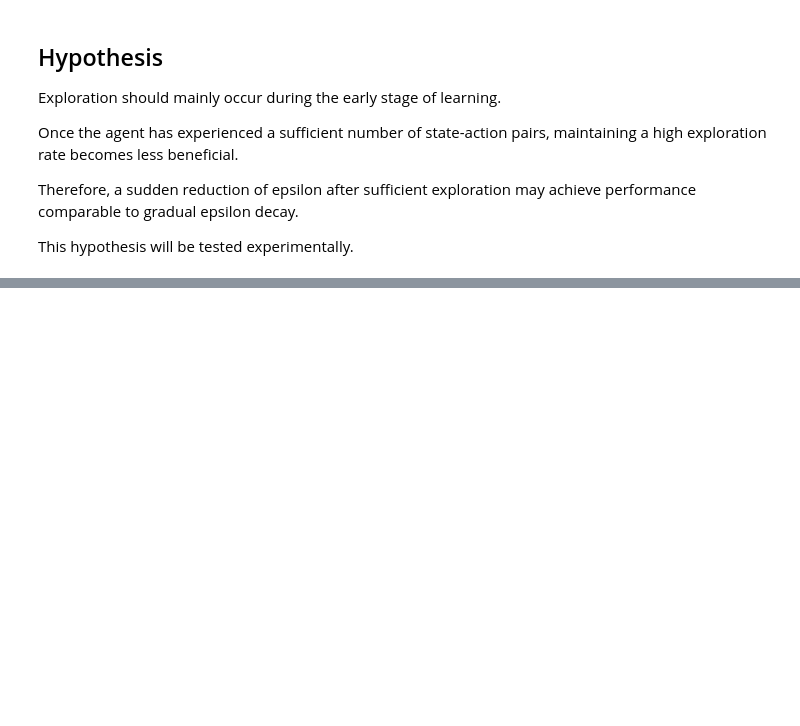
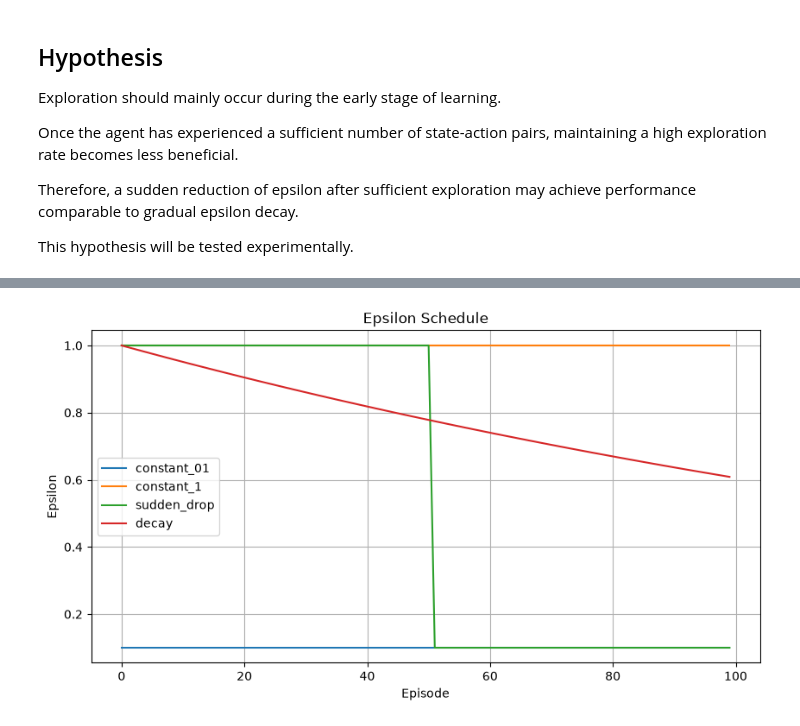
Before and after one commit to fueguito03/rl-mechanical-engineering, a Jupyter notebook: Projects/12_exploration.ipynb, the cells around one changed output, grey strips where cells are left out. Cells and saved outputs as stored; diff of their text form; code cells hidden in the pictures; blank space fills up the shorter version.

```diff
--- a/Projects/12_exploration.ipynb
+++ b/Projects/12_exploration.ipynb
@@ -259,11 +313,15 @@ plt.show()
 # %%
-for reward_type in ["A", "B", "C", "D"]:
-    trajectory = results[reward_type]["trajectory"]
-    plt.plot(trajectory["times"], trajectory["positions"], label=f"Reward {reward_type}")
+plt.figure(figsize=(10, 5))
 
-plt.xlabel("Time (s)")
-plt.ylabel("Position (m)")
-plt.title("Evaluation Position Comparison")
+for strategy in strategies:
+    epsilon_log = results[strategy]["epsilon_log"]
+    plt.plot(epsilon_log, label=strategy)
+
+plt.xlabel("Episode")
+plt.ylabel("Epsilon")
+plt.title("Epsilon Schedule")
 plt.legend()
-plt.grid()
+plt.grid(True)
 plt.show()
+# %% [output]
+[figure, added]
```
Also changed, not shown: parts of 7 cells of this notebook.
